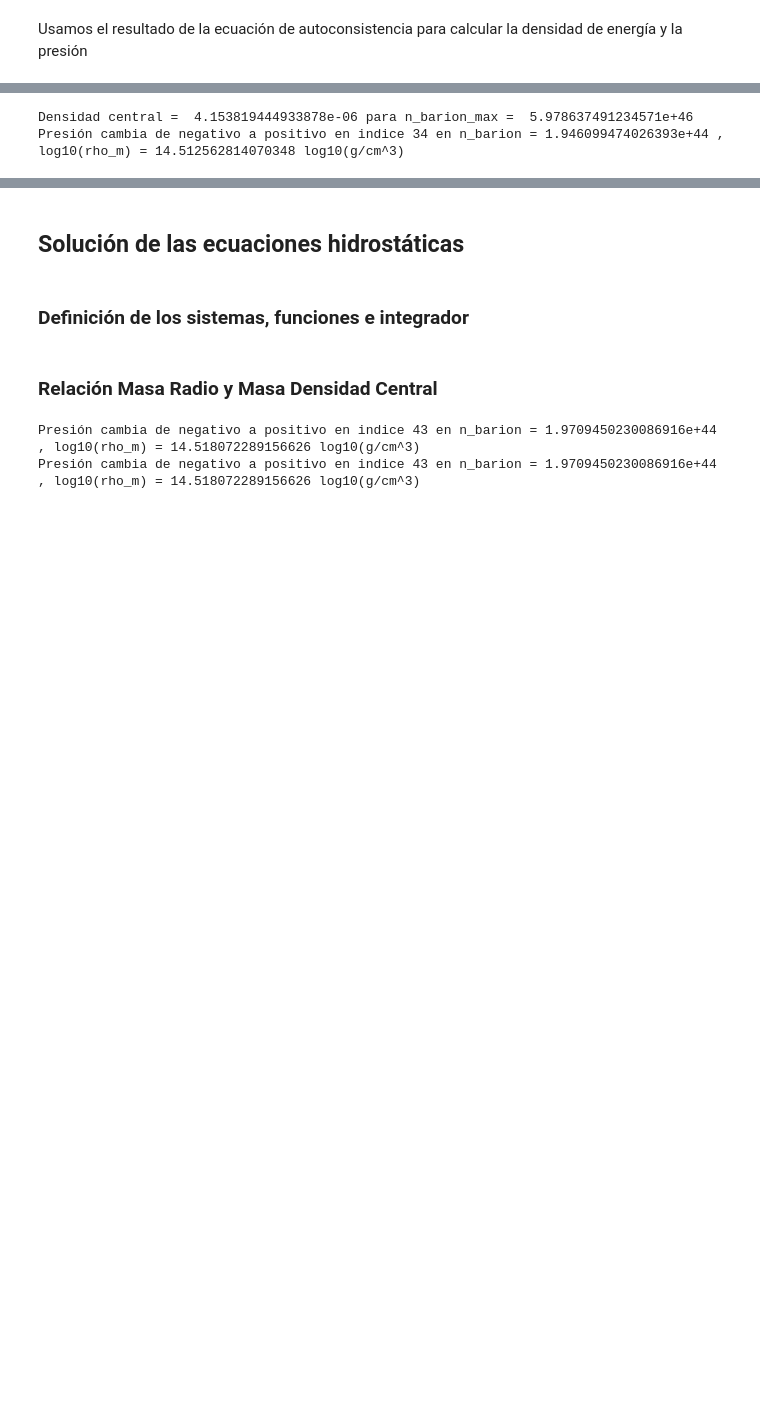
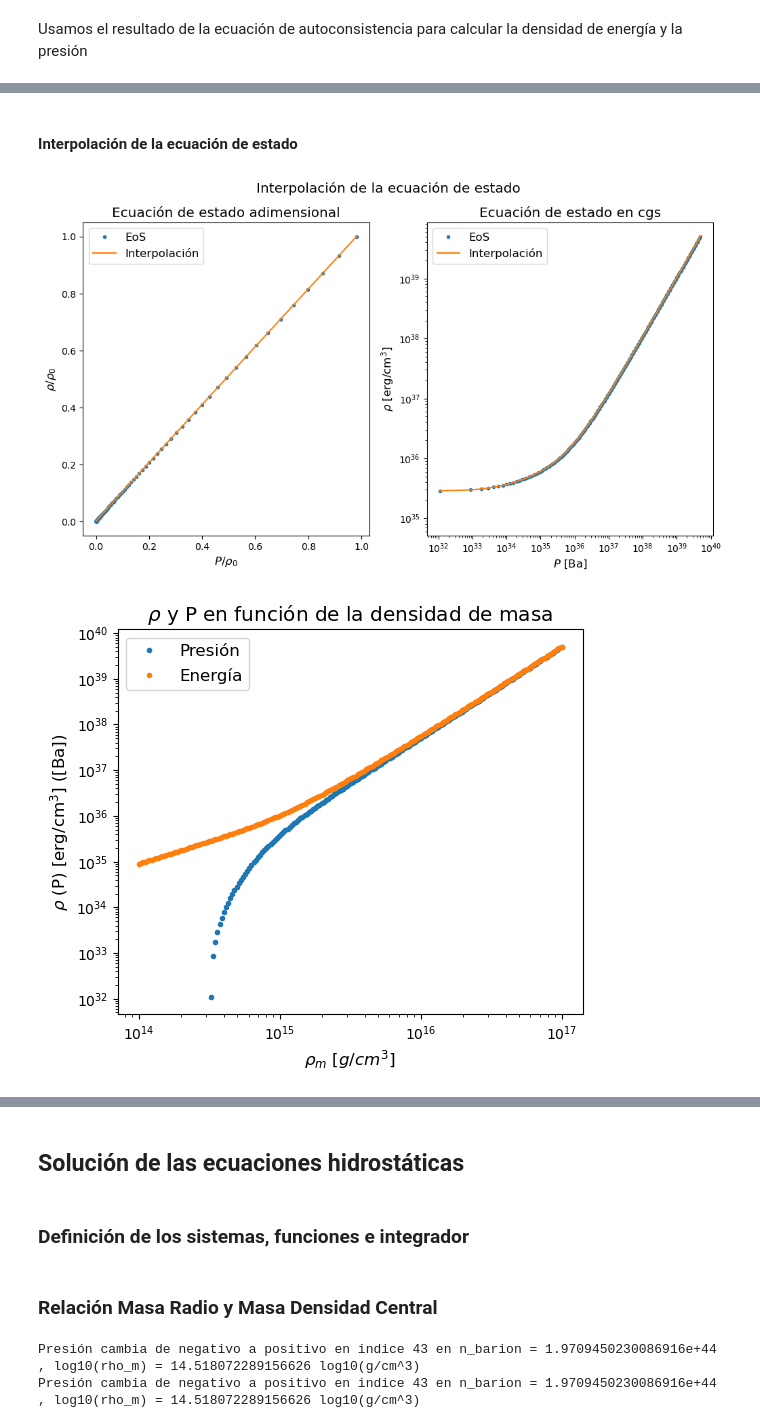
Before and after one commit to Vendetta0462/CalculosSimulaciones, a Jupyter notebook: NS_Structure/modelo_sigma-omega.ipynb, the cells around one changed output, grey strips where cells are left out. Saved outputs shown, nothing was run; the diff lists cells and outputs as text; code cells hidden in the pictures; blank space fills up the shorter version.

```diff
--- a/NS_Structure/modelo_sigma-omega.ipynb
+++ b/NS_Structure/modelo_sigma-omega.ipynb
@@ -194,18 +200,52 @@ Empleamos las funciones anteriores para interpolar una ecuación de estado $\rho
+# %% [markdown]
+#### Interpolación de la ecuación de estado
 # %%
 # Calculamos la densidad de energía central para una densidad barionica de 1e47
 densidad_masa_max = 1e17*1e3 # g/cm^3 a kg/m^3
 densidad_masa_min = 1e14*1e3 # g/cm^3 a kg/m^3
-# densidad_masa_min = 0
 n_barion_max = densidad_masa_max/m_nuc_MKS # m^-3
 n_barion_min = densidad_masa_min/m_nuc_MKS # m^-3
 
-rho_0, _ = energia_presion(n_barion_max, A_sigma_tilde_sqrd, A_omega_tilde_sqrd, 1)
-# rho_0 = m_nuc**4/hbar**3/2 # Lambda/(2*rho_0) = 1
-print("Densidad central = ", rho_0, "para n_barion_max = ", n_barion_max)
+rho_0, _ = energia_presion(n_barion_max, A_sigma, A_omega, 1)
+# print("Densidad central = ", rho_0, "para n_barion_max = ", n_barion_max)
 
 # Definimos el rango de densidades barionicas e interpolamos la ecuación de estado
 n_barion = np.logspace(np.log10(n_barion_min), np.log10(n_barion_max), 200)
-rho_P, presiones, energias, n_sirve, presion_cambio = EoS(n_barion, A_sigma_tilde_sqrd, A_omega_tilde_sqrd, rho_0, return_presion_cambio=True)
+rho_P, presiones, energias, n_sirve, presion_cambio = EoS(n_barion, A_sigma, A_omega, rho_0, return_presion_cambio=True)
+
+# Graficamos la ecuación de estado rho(P)
+fig, (ax1, ax2) = plt.subplots(1, 2, figsize=(12, 6))
+
+#Adimensional
+ax1.plot(presiones, energias, "o", label='EoS')
+ax1.plot(presiones, rho_P(presiones), label='Interpolación')
+ax1.set_xlabel(r'$P/\rho_0$')
+ax1.set_ylabel(r'$\rho/\rho_0$')
+ax1.set_title('Ecuación de estado adimensional')
+ax1.legend()
+
+#MKS
+rho_geoToMKS = c_MKS**4/G_MKS # factor de conversión de densidad de energía y presión de unidades geométricas a MKS
+rho_MKSTocgs = 10 # factor de conversión de densidad de energía y presión de unidades MKS a cgs
+ax2.loglog(presiones*rho_0*rho_geoToMKS*rho_MKSTocgs, energias*rho_0*rho_geoToMKS*rho_MKSTocgs, "o", label='EoS')
+ax2.loglog(presiones[presion_cambio:]*rho_0*rho_geoToMKS*rho_MKSTocgs, rho_P(presiones[presion_cambio:])*rho_0*rho_geoToMKS*rho_MKSTocgs, label='Interpolación')
+ax2.set_xlabel(r'$P$ [Ba]')
+ax2.set_ylabel(r'$\rho$ [erg/cm$^3$]')
+ax2.set_title('Ecuación de estado en cgs')
+ax2.legend()
+
+plt.suptitle('Interpolación de la ecuación de estado')
+plt.show()
+
+# Graficamos presión y energía en función de n_barion
+plt.figure(figsize=(6, 5))
+plt.loglog(n_sirve*m_nuc_MKS*1e-3, presiones*rho_0*rho_geoToMKS*rho_MKSTocgs, "o", label='Presión')
+plt.loglog(n_sirve*m_nuc_MKS*1e-3, energias*rho_0*rho_geoToMKS*rho_MKSTocgs, "o", label='Energía')
+plt.xlabel(r'$\rho_m$ $[g/cm^3]$')
+plt.ylabel(r'$\rho$ (P) [erg/cm$^3$] ([Ba])')
+plt.title(r'$\rho$ y P en función de la densidad de masa')
+plt.legend()
+plt.show()
 # %% [output]
-Densidad central =  4.153819444933878e-06 para n_barion_max =  5.978637491234571e+46
-Presión cambia de negativo a positivo en indice 34 en n_barion = 1.946099474026393e+44 , log10(rho_m) = 14.512562814070348 log10(g/cm^3)
+[figure, added]
+[figure, added]
```
Also changed, not shown: parts of 22 cells of this notebook, 1 other file.
